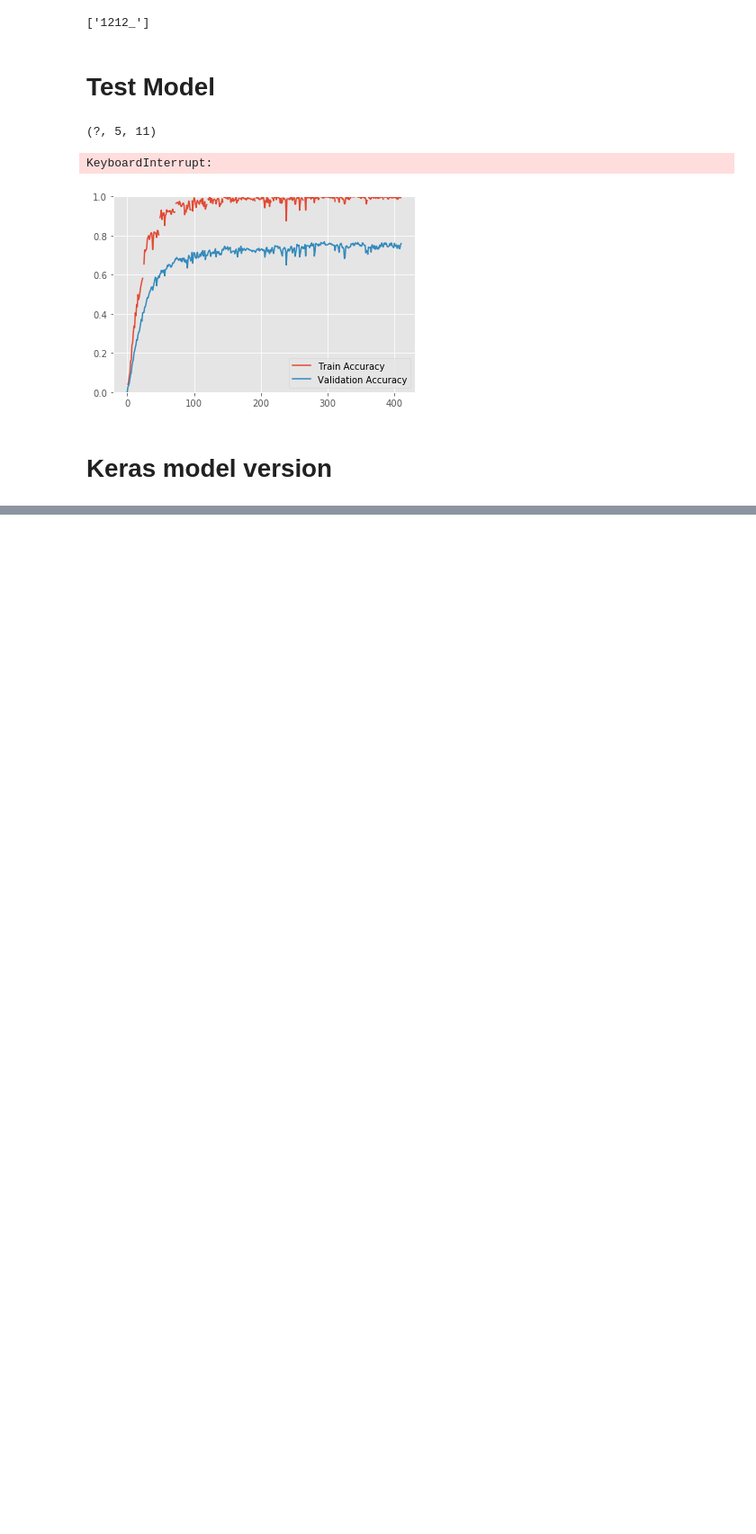
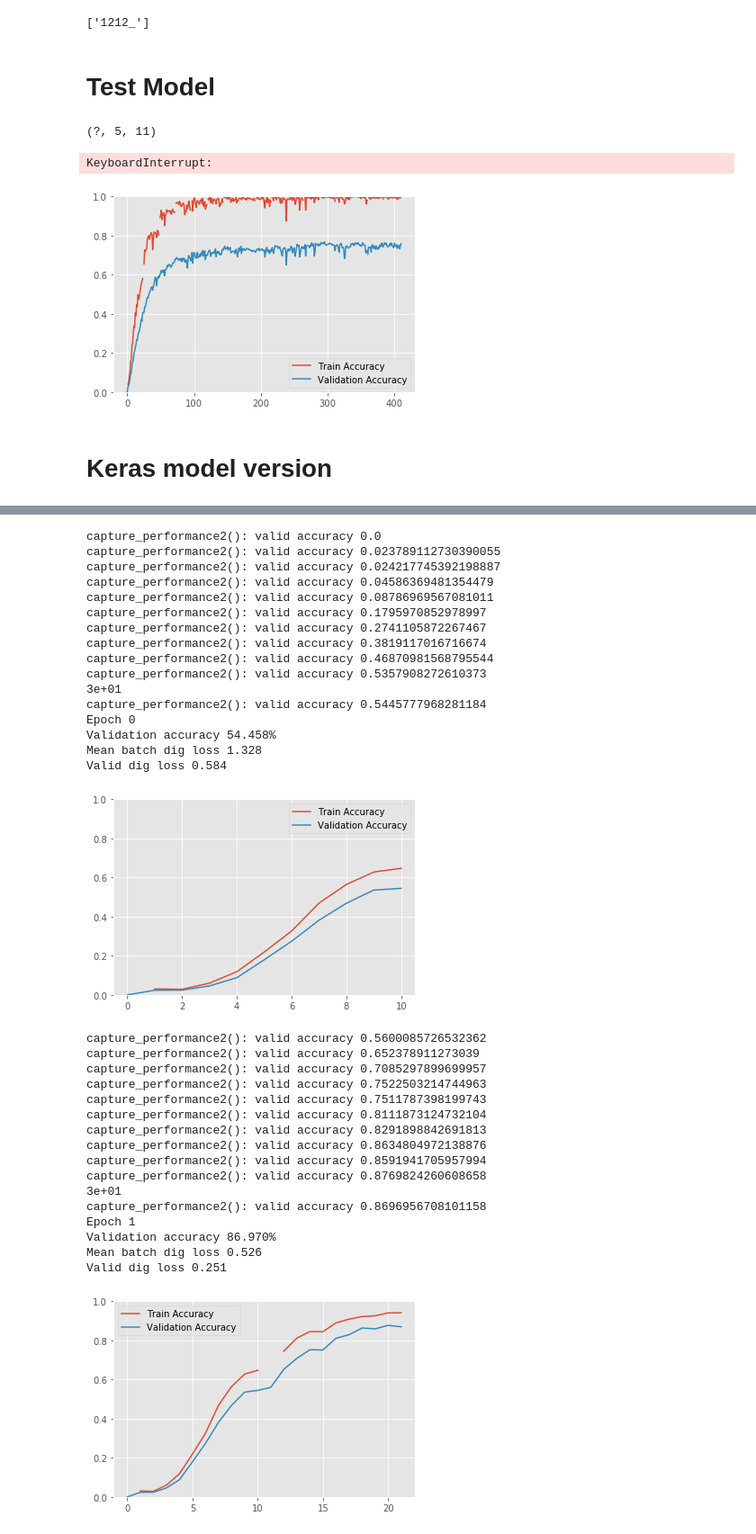
Before and after one commit to idelbrid/SVHN_DeepLearning, a Jupyter notebook: Testing Models on MNIST Synthetic Dataset - No Char Repr.ipynb, the cells around one changed output, grey strips where cells are left out. Shown at 90% size. Drawn from its saved outputs; the diff is of its cells as text; code cells hidden in the pictures; blank space fills up the shorter version.

```diff
--- a/Testing Models on MNIST Synthetic Dataset - No Char Repr.ipynb
+++ b/Testing Models on MNIST Synthetic Dataset - No Char Repr.ipynb
@@ -381,0 +423,78 @@ KeyboardInterrupt:
+# %%
+n_epochs = 30
+batch_size = 15
+steps_per_epoch = 250000
+compare_every = 100
+t_dig_losses, v_dig_losses = [], []
+t_acc, v_acc = [], []
+# %%
+np.random.seed(123456)
+t1 = time.time()
+for ep in range(n_epochs):
+    s1 = time.time()
+    idx = np.arange(len(train_x))
+    np.random.shuffle(idx) # shuffling the data each epoch
+    train_x = train_x[idx]
+    train_y = train_y[idx]
+    ep_dig_losses = []
+    for batch_idx in range(min(len(train_x)//batch_size, steps_per_epoch)):
+        batch_x = train_x[batch_size*batch_idx:(batch_size*(batch_idx+1))].reshape(-1, 28, 140, 1)
+        batch_y = train_y[batch_size*batch_idx:(batch_size*(batch_idx+1))]
+        total_loss = model.train_on_batch(batch_x, batch_y)
+
+        ep_dig_losses.append(total_loss)
+        if (batch_idx) % compare_every == 0:
+            capture_performance2()
+    print('{:4.2}'.format((time.time() - s1)/60))
+    capture_performance2()
+
+    v_dig_proba = model.predict(valid_x)
+    v_dig_loss = model.evaluate(valid_x, valid_y, verbose=0)
+    print("Epoch {}".format(ep))
+#     print(v_acc)
+    print("Validation accuracy {:<2.3%}".format(accuracy(valid_y, v_dig_proba)))
+
+    print("Mean batch dig loss {:<2.3f}".format(np.mean(ep_dig_losses)))
+    print("Valid dig loss {:<2.3f}".format(np.mean(v_dig_loss)))
+
+    plt.plot(t_acc, label='Train Accuracy')
+    plt.plot(v_acc, label='Validation Accuracy')
+    plt.ylim((0, 1))
+    plt.legend()
+    plt.show()
+print('{:4.2}'.format((time.time() - t1)/60))
+# %% [output]
+capture_performance2(): valid accuracy 0.0
+capture_performance2(): valid accuracy 0.023789112730390055
+capture_performance2(): valid accuracy 0.024217745392198887
+capture_performance2(): valid accuracy 0.04586369481354479
+capture_performance2(): valid accuracy 0.08786969567081011
+capture_performance2(): valid accuracy 0.1795970852978997
+capture_performance2(): valid accuracy 0.2741105872267467
+capture_performance2(): valid accuracy 0.3819117016716674
+capture_performance2(): valid accuracy 0.46870981568795544
+capture_performance2(): valid accuracy 0.5357908272610373
+3e+01
+capture_performance2(): valid accuracy 0.5445777968281184
+Epoch 0
+Validation accuracy 54.458%
+Mean batch dig loss 1.328
+Valid dig loss 0.584
+[figure, added]
+capture_performance2(): valid accuracy 0.5600085726532362
+capture_performance2(): valid accuracy 0.652378911273039
+capture_performance2(): valid accuracy 0.7085297899699957
+capture_performance2(): valid accuracy 0.7522503214744963
+capture_performance2(): valid accuracy 0.7511787398199743
+capture_performance2(): valid accuracy 0.8111873124732104
+capture_performance2(): valid accuracy 0.8291898842691813
+capture_performance2(): valid accuracy 0.8634804972138876
+capture_performance2(): valid accuracy 0.8591941705957994
+capture_performance2(): valid accuracy 0.8769824260608658
+3e+01
+capture_performance2(): valid accuracy 0.8696956708101158
+Epoch 1
+Validation accuracy 86.970%
+Mean batch dig loss 0.526
+Valid dig loss 0.251
+[figure, added]
```
Also changed, not shown: parts of 11 cells of this notebook.
